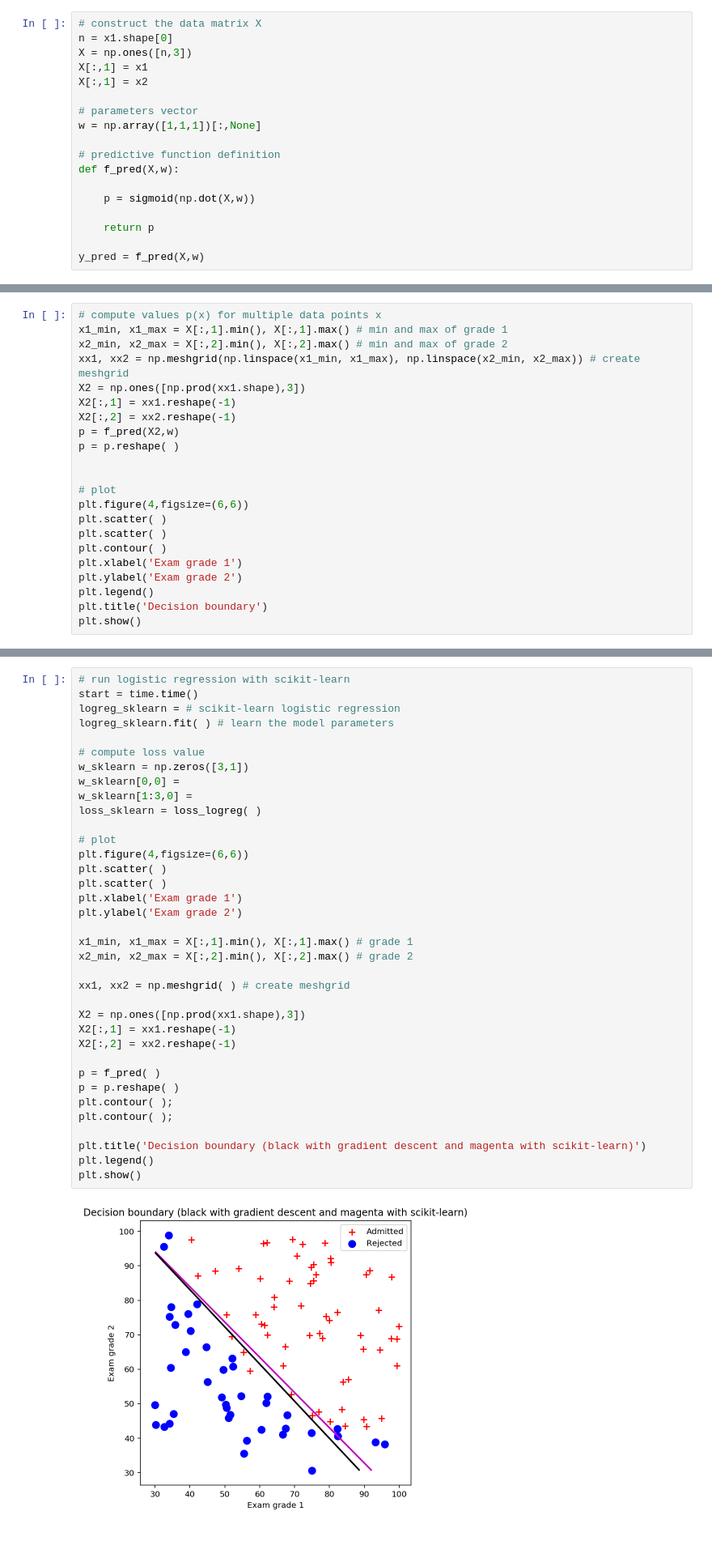
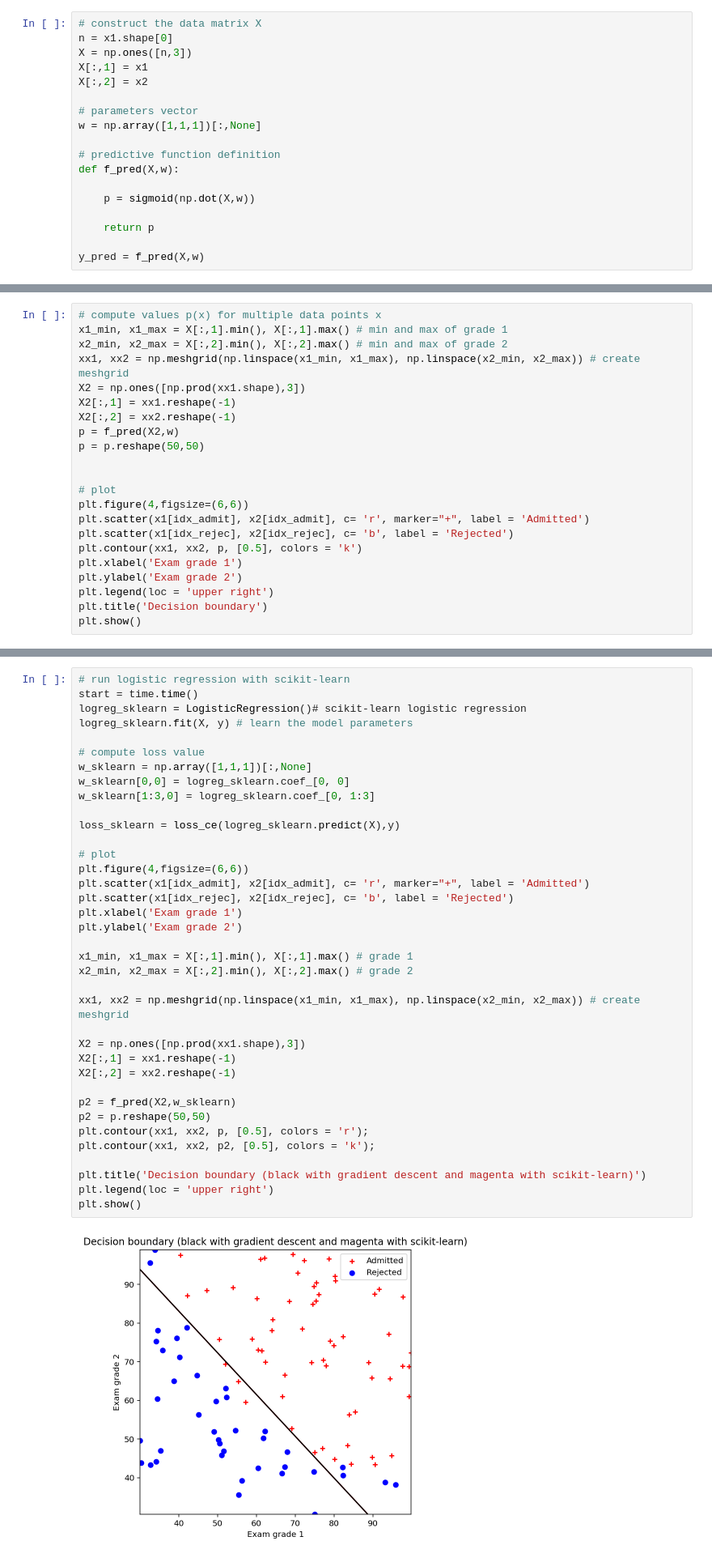
Before and after one commit to yesoly/MachineLearningProject, a Jupyter notebook: Assignment04.ipynb, the cells around one changed output, grey strips where cells are left out. Shown at 81% size. Drawn from its saved outputs; the diff is of its cells as text.

```diff
--- a/Assignment04.ipynb
+++ b/Assignment04.ipynb
@@ -150,7 +149,7 @@ Use the new function `sigmoid`.
 n = x1.shape[0]
 X = np.ones([n,3])
 X[:,1] = x1
-X[:,1] = x2
+X[:,2] = x2
 
 # parameters vector
 w = np.array([1,1,1])[:,None]
@@ -349,17 +365,17 @@ X2 = np.ones([np.prod(xx1.shape),3])
 X2[:,1] = xx1.reshape(-1)
 X2[:,2] = xx2.reshape(-1)
 p = f_pred(X2,w)
-p = p.reshape( )
+p = p.reshape(50,50)
 
 
 # plot
 plt.figure(4,figsize=(6,6))
-plt.scatter( )
-plt.scatter( )
-plt.contour( )
+plt.scatter(x1[idx_admit], x2[idx_admit], c= 'r', marker="+", label = 'Admitted')
+plt.scatter(x1[idx_rejec], x2[idx_rejec], c= 'b', label = 'Rejected')
+plt.contour(xx1, xx2, p, [0.5], colors = 'k')
 plt.xlabel('Exam grade 1')
 plt.ylabel('Exam grade 2')
-plt.legend()
+plt.legend(loc = 'upper right')
 plt.title('Decision boundary')
 plt.show()
 # %% [output]
@@ -372,41 +388,42 @@ You may use scikit-learn function `LogisticRegression(C=1e6)`.
 # %%
 # run logistic regression with scikit-learn
 start = time.time()
-logreg_sklearn = # scikit-learn logistic regression
-logreg_sklearn.fit( ) # learn the model parameters
+logreg_sklearn = LogisticRegression()# scikit-learn logistic regression
+logreg_sklearn.fit(X, y) # learn the model parameters
 
 # compute loss value
-w_sklearn = np.zeros([3,1])
-w_sklearn[0,0] =
-w_sklearn[1:3,0] =
-loss_sklearn = loss_logreg( )
+w_sklearn = np.array([1,1,1])[:,None]
+w_sklearn[0,0] = logreg_sklearn.coef_[0, 0]
+w_sklearn[1:3,0] = logreg_sklearn.coef_[0, 1:3]
+
+loss_sklearn = loss_ce(logreg_sklearn.predict(X),y)
 
 # plot
 plt.figure(4,figsize=(6,6))
-plt.scatter( )
-plt.scatter( )
+plt.scatter(x1[idx_admit], x2[idx_admit], c= 'r', marker="+", label = 'Admitted')
+plt.scatter(x1[idx_rejec], x2[idx_rejec], c= 'b', label = 'Rejected')
 plt.xlabel('Exam grade 1')
 plt.ylabel('Exam grade 2')
 
 x1_min, x1_max = X[:,1].min(), X[:,1].max() # grade 1
 x2_min, x2_max = X[:,2].min(), X[:,2].max() # grade 2
 
-xx1, xx2 = np.meshgrid( ) # create meshgrid
+xx1, xx2 = np.meshgrid(np.linspace(x1_min, x1_max), np.linspace(x2_min, x2_max)) # create meshgrid
 
 X2 = np.ones([np.prod(xx1.shape),3])
 X2[:,1] = xx1.reshape(-1)
 X2[:,2] = xx2.reshape(-1)
 
-p = f_pred( )
-p = p.reshape( )
-plt.contour( );
-plt.contour( );
+p2 = f_pred(X2,w_sklearn)
+p2 = p.reshape(50,50)
+plt.contour(xx1, xx2, p, [0.5], colors = 'r');
+plt.contour(xx1, xx2, p2, [0.5], colors = 'k');
 
 plt.title('Decision boundary (black with gradient descent and magenta with scikit-learn)')
-plt.legend()
+plt.legend(loc = 'upper right')
 plt.show()
 # %% [output]
-[figure, old version]
+[figure, new version]
 # %% [markdown]
 ## 10. Plot the probability map
 <hr>
```
Also changed, not shown: parts of 6 cells of this notebook.
